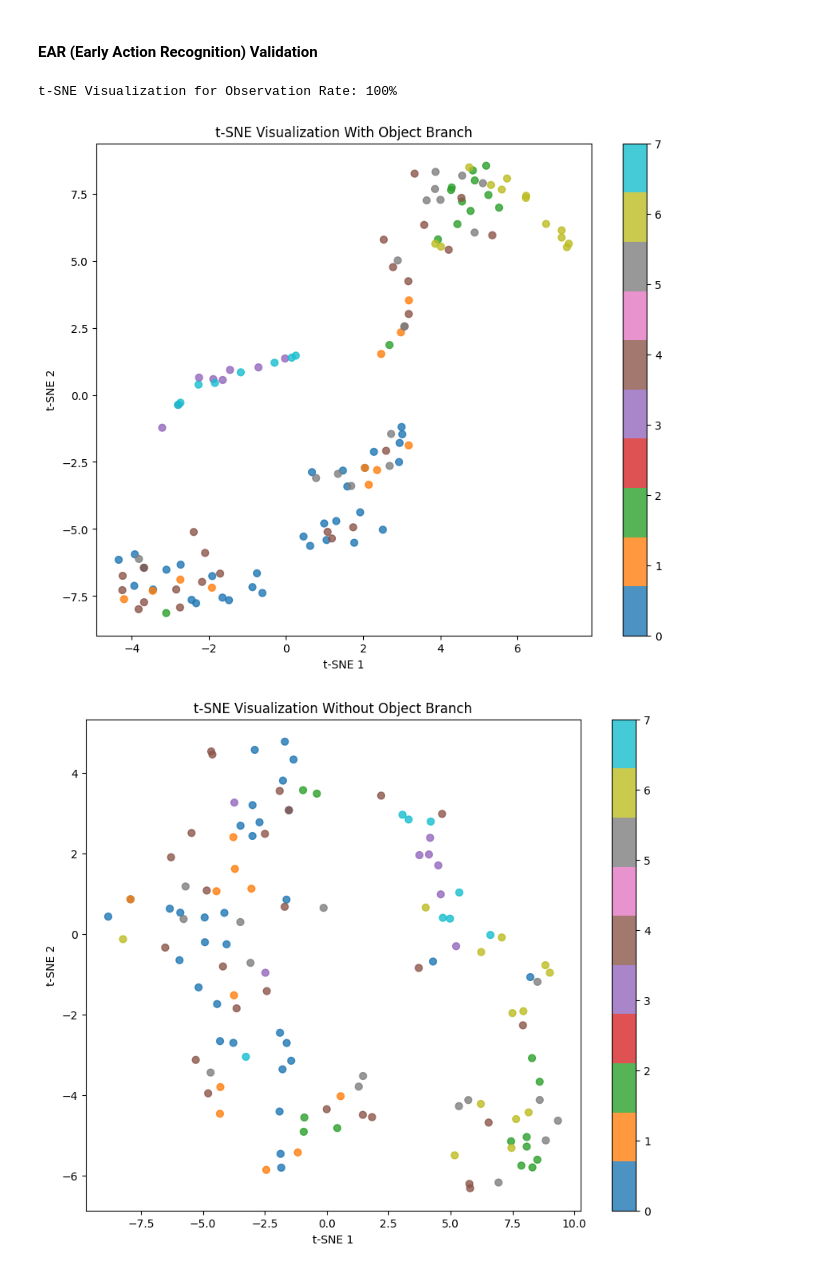
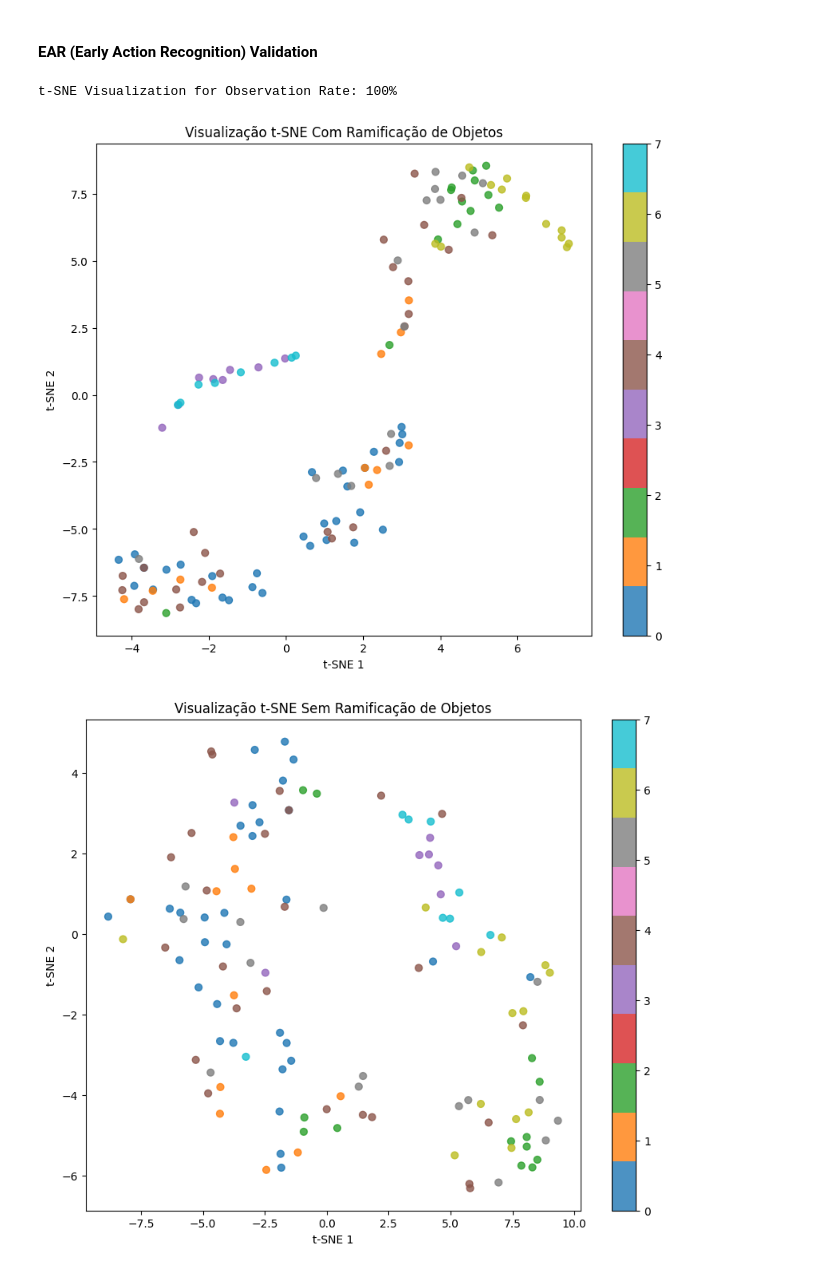
Before and after one commit to GUILN/masters-implementation, a Jupyter notebook: model/notebooks/validation_unsafe_net.ipynb, the cells around one changed output. Drawn from its saved outputs; the diff is of its cells as text; code cells hidden in the pictures.

```diff
--- a/model/notebooks/validation_unsafe_net.ipynb
+++ b/model/notebooks/validation_unsafe_net.ipynb
@@ -413,7 +414,6 @@ Obs Rate   With Obj Acc Without Obj Acc With Obj AUC Without Obj AUC
 # %% [markdown]
 #### EAR (Early Action Recognition) Validation
 # %%
-
 from sklearn.manifold import TSNE
 perplexity = 30
 random_state = 42
@@ -429,36 +429,36 @@ for obs_rate in OBSERVATION_RATE:
         perplexity=perplexity,
         random_state=random_state,
         init="pca"
     )
     reduced = tsne.fit_transform(embeddings)
 
     tsne_without_object = TSNE(
         n_components=t_sne_components,
         perplexity=perplexity,
         random_state=random_state,
         init="pca"
     )
     reduced_without_object = tsne_without_object.fit_transform(embeddings_without_object)
 
     print(f"t-SNE Visualization for Observation Rate: {obs_rate}%")
     visualize_tsne(
         reduced,
         labels,
         num_classes=10,
         n_components=t_sne_components,
-        title="t-SNE Visualization With Object Branch"
+        title=CHARTS_LABELS.t_sne_visualization + " " + CHARTS_LABELS.with_object_branch
     )
     visualize_tsne(
         reduced_without_object,
         labels_without_object,
         num_classes=10,
         n_components=t_sne_components,
-        title="t-SNE Visualization Without Object Branch"
+        title=CHARTS_LABELS.t_sne_visualization + " " + CHARTS_LABELS.without_object_branch
     )
     print("--------------------------------------------------")
 # %% [output]
 t-SNE Visualization for Observation Rate: 100%
-[figure, old version]
+[figure, new version]
-[figure, old version]
+[figure, new version]
 --------------------------------------------------
 t-SNE Visualization for Observation Rate: 80%
```
Also changed, not shown: parts of 5 cells of this notebook, 3 other files.
